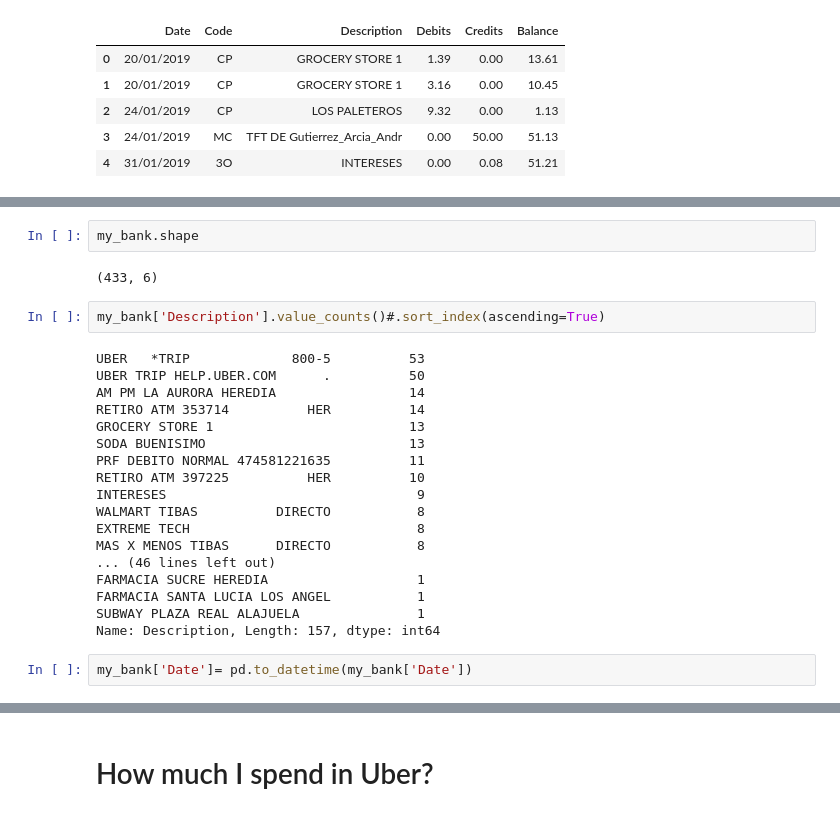
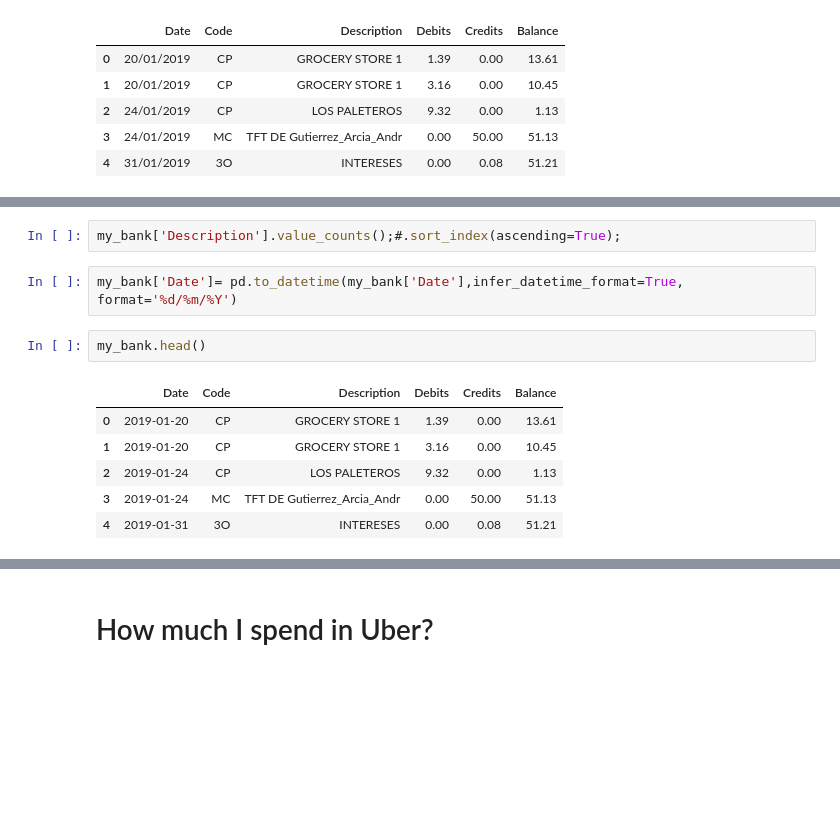
Before and after one commit to andrsGutirrz/Python-Knowledge, a Jupyter notebook: Pandas_walkthrough/Pandas Walkthrough.ipynb, the cells around one changed output, grey strips where cells are left out. Cells and saved outputs as stored; diff of their text form; blank space fills up the shorter version.

```diff
--- a/Pandas_walkthrough/Pandas Walkthrough.ipynb
+++ b/Pandas_walkthrough/Pandas Walkthrough.ipynb
@@ -141,26 +147,13 @@ my_bank.head()
+# %%
+my_bank['Description'].value_counts();#.sort_index(ascending=True);
+# %%
+my_bank['Date']= pd.to_datetime(my_bank['Date'],infer_datetime_format=True, format='%d/%m/%Y')
 # %%
-my_bank.shape
+my_bank.head()
 # %% [output]
-(433, 6)
+|  | Date | Code | Description | Debits | Credits | Balance |
+| 0 | 2019-01-20 | CP | GROCERY STORE 1 | 1.39 | 0.00 | 13.61 |
+| 1 | 2019-01-20 | CP | GROCERY STORE 1 | 3.16 | 0.00 | 10.45 |
+| 2 | 2019-01-24 | CP | LOS PALETEROS | 9.32 | 0.00 | 1.13 |
+| 3 | 2019-01-24 | MC | TFT DE Gutierrez_Arcia_Andr | 0.00 | 50.00 | 51.13 |
+| 4 | 2019-01-31 | 3O | INTERESES | 0.00 | 0.08 | 51.21 |
-# %%
-my_bank['Description'].value_counts()#.sort_index(ascending=True)
-# %% [output]
-UBER   *TRIP             800-5          53
-UBER TRIP HELP.UBER.COM      .          50
-AM PM LA AURORA HEREDIA                 14
-RETIRO ATM 353714          HER          14
-GROCERY STORE 1                         13
-SODA BUENISIMO                          13
-PRF DEBITO NORMAL 474581221635          11
-RETIRO ATM 397225          HER          10
-INTERESES                                9
-WALMART TIBAS          DIRECTO           8
-EXTREME TECH                             8
-MAS X MENOS TIBAS      DIRECTO           8
-... (46 lines left out)
-FARMACIA SUCRE HEREDIA                   1
-FARMACIA SANTA LUCIA LOS ANGEL           1
-SUBWAY PLAZA REAL ALAJUELA               1
-Name: Description, Length: 157, dtype: int64
-# %%
-my_bank['Date']= pd.to_datetime(my_bank['Date'])
```
Also changed, not shown: parts of 10 cells of this notebook, 1 other file.
